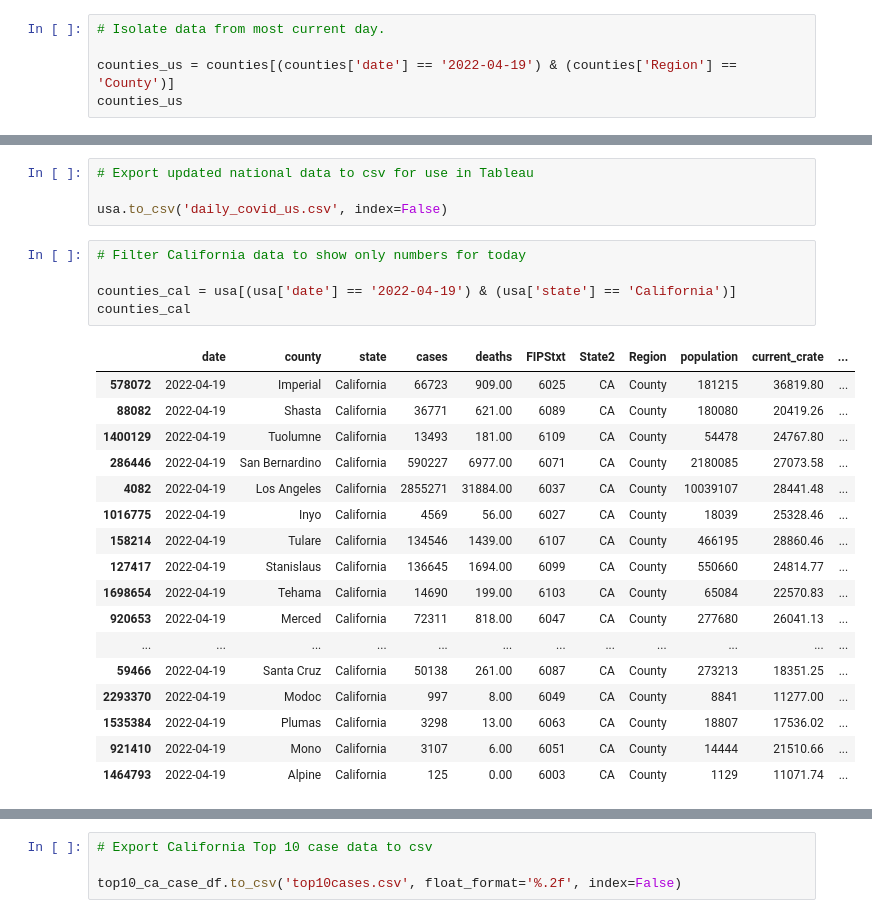
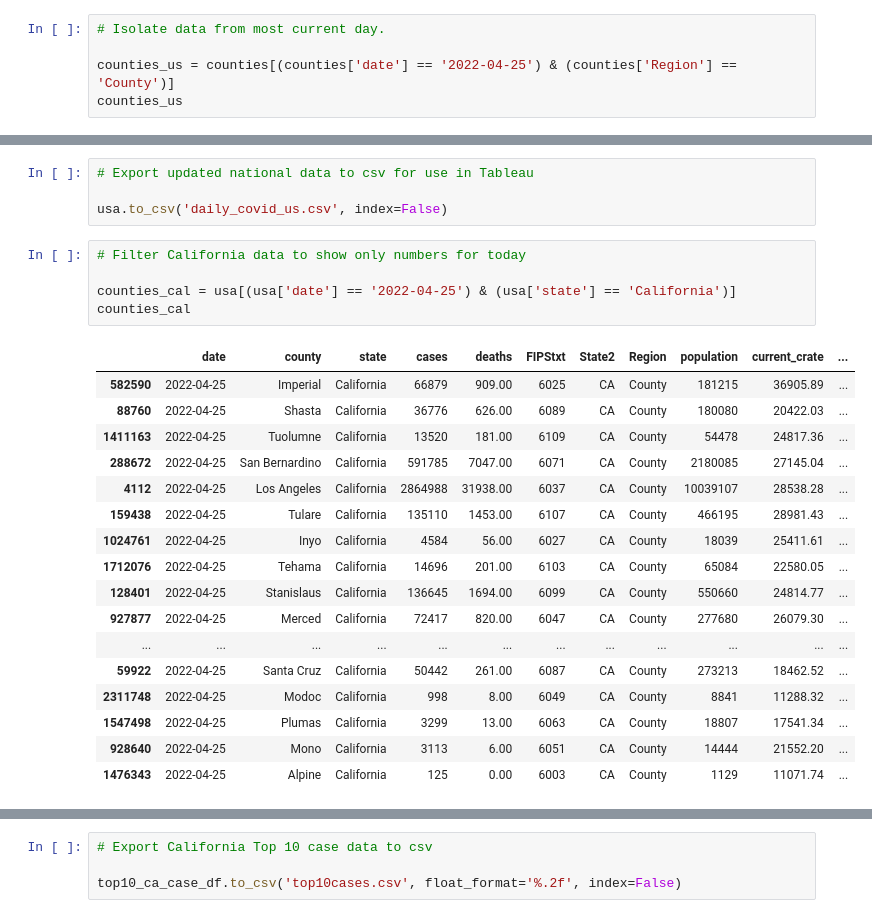
Before and after one commit to menlodoug/covid_crunching, a Jupyter notebook: pandas/COVID_USA.ipynb, the cells around one changed output, grey strips where cells are left out. Saved outputs shown, nothing was run; the diff lists cells and outputs as text.

```diff
--- a/pandas/COVID_USA.ipynb
+++ b/pandas/COVID_USA.ipynb
@@ -94,7 +94,7 @@ counties
 # %%
 # Isolate data from most current day.
 
-counties_us = counties[(counties['date'] == '2022-04-19') & (counties['Region'] == 'County')]
+counties_us = counties[(counties['date'] == '2022-04-25') & (counties['Region'] == 'County')]
 counties_us
 # %% [output]
 |  | date | county | state | cases | deaths | FIPStxt | State2 | Region | population | current_crate | ... |
@@ -249,26 +249,26 @@ usa.to_csv('daily_covid_us.csv', index=False)
 # %%
 # Filter California data to show only numbers for today
 
-counties_cal = usa[(usa['date'] == '2022-04-19') & (usa['state'] == 'California')]
+counties_cal = usa[(usa['date'] == '2022-04-25') & (usa['state'] == 'California')]
 counties_cal
 # %% [output]
 |  | date | county | state | cases | deaths | FIPStxt | State2 | Region | population | current_crate | ... |
-| 578072 | 2022-04-19 | Imperial | California | 66723 | 909.00 | 6025 | CA | County | 181215 | 36819.80 | ... |
-| 88082 | 2022-04-19 | Shasta | California | 36771 | 621.00 | 6089 | CA | County | 180080 | 20419.26 | ... |
-| 1400129 | 2022-04-19 | Tuolumne | California | 13493 | 181.00 | 6109 | CA | County | 54478 | 24767.80 | ... |
-| 286446 | 2022-04-19 | San Bernardino | California | 590227 | 6977.00 | 6071 | CA | County | 2180085 | 27073.58 | ... |
-| 4082 | 2022-04-19 | Los Angeles | California | 2855271 | 31884.00 | 6037 | CA | County | 10039107 | 28441.48 | ... |
-| 1016775 | 2022-04-19 | Inyo | California | 4569 | 56.00 | 6027 | CA | County | 18039 | 25328.46 | ... |
-| 158214 | 2022-04-19 | Tulare | California | 134546 | 1439.00 | 6107 | CA | County | 466195 | 28860.46 | ... |
-| 127417 | 2022-04-19 | Stanislaus | California | 136645 | 1694.00 | 6099 | CA | County | 550660 | 24814.77 | ... |
-| 1698654 | 2022-04-19 | Tehama | California | 14690 | 199.00 | 6103 | CA | County | 65084 | 22570.83 | ... |
-| 920653 | 2022-04-19 | Merced | California | 72311 | 818.00 | 6047 | CA | County | 277680 | 26041.13 | ... |
+| 582590 | 2022-04-25 | Imperial | California | 66879 | 909.00 | 6025 | CA | County | 181215 | 36905.89 | ... |
+| 88760 | 2022-04-25 | Shasta | California | 36776 | 626.00 | 6089 | CA | County | 180080 | 20422.03 | ... |
+| 1411163 | 2022-04-25 | Tuolumne | California | 13520 | 181.00 | 6109 | CA | County | 54478 | 24817.36 | ... |
+| 288672 | 2022-04-25 | San Bernardino | California | 591785 | 7047.00 | 6071 | CA | County | 2180085 | 27145.04 | ... |
+| 4112 | 2022-04-25 | Los Angeles | California | 2864988 | 31938.00 | 6037 | CA | County | 10039107 | 28538.28 | ... |
+| 159438 | 2022-04-25 | Tulare | California | 135110 | 1453.00 | 6107 | CA | County | 466195 | 28981.43 | ... |
+| 1024761 | 2022-04-25 | Inyo | California | 4584 | 56.00 | 6027 | CA | County | 18039 | 25411.61 | ... |
+| 1712076 | 2022-04-25 | Tehama | California | 14696 | 201.00 | 6103 | CA | County | 65084 | 22580.05 | ... |
+| 128401 | 2022-04-25 | Stanislaus | California | 136645 | 1694.00 | 6099 | CA | County | 550660 | 24814.77 | ... |
+| 927877 | 2022-04-25 | Merced | California | 72417 | 820.00 | 6047 | CA | County | 277680 | 26079.30 | ... |
 | ... | ... | ... | ... | ... | ... | ... | ... | ... | ... | ... | ... |
-| 59466 | 2022-04-19 | Santa Cruz | California | 50138 | 261.00 | 6087 | CA | County | 273213 | 18351.25 | ... |
-| 2293370 | 2022-04-19 | Modoc | California | 997 | 8.00 | 6049 | CA | County | 8841 | 11277.00 | ... |
-| 1535384 | 2022-04-19 | Plumas | California | 3298 | 13.00 | 6063 | CA | County | 18807 | 17536.02 | ... |
-| 921410 | 2022-04-19 | Mono | California | 3107 | 6.00 | 6051 | CA | County | 14444 | 21510.66 | ... |
-| 1464793 | 2022-04-19 | Alpine | California | 125 | 0.00 | 6003 | CA | County | 1129 | 11071.74 | ... |
+| 59922 | 2022-04-25 | Santa Cruz | California | 50442 | 261.00 | 6087 | CA | County | 273213 | 18462.52 | ... |
+| 2311748 | 2022-04-25 | Modoc | California | 998 | 8.00 | 6049 | CA | County | 8841 | 11288.32 | ... |
+| 1547498 | 2022-04-25 | Plumas | California | 3299 | 13.00 | 6063 | CA | County | 18807 | 17541.34 | ... |
+| 928640 | 2022-04-25 | Mono | California | 3113 | 6.00 | 6051 | CA | County | 14444 | 21552.20 | ... |
+| 1476343 | 2022-04-25 | Alpine | California | 125 | 0.00 | 6003 | CA | County | 1129 | 11071.74 | ... |
 # %%
 # Show top 10 California counties based on largest current infection rate
 
```
Also changed, not shown: parts of 14 cells of this notebook, 36 other files.
